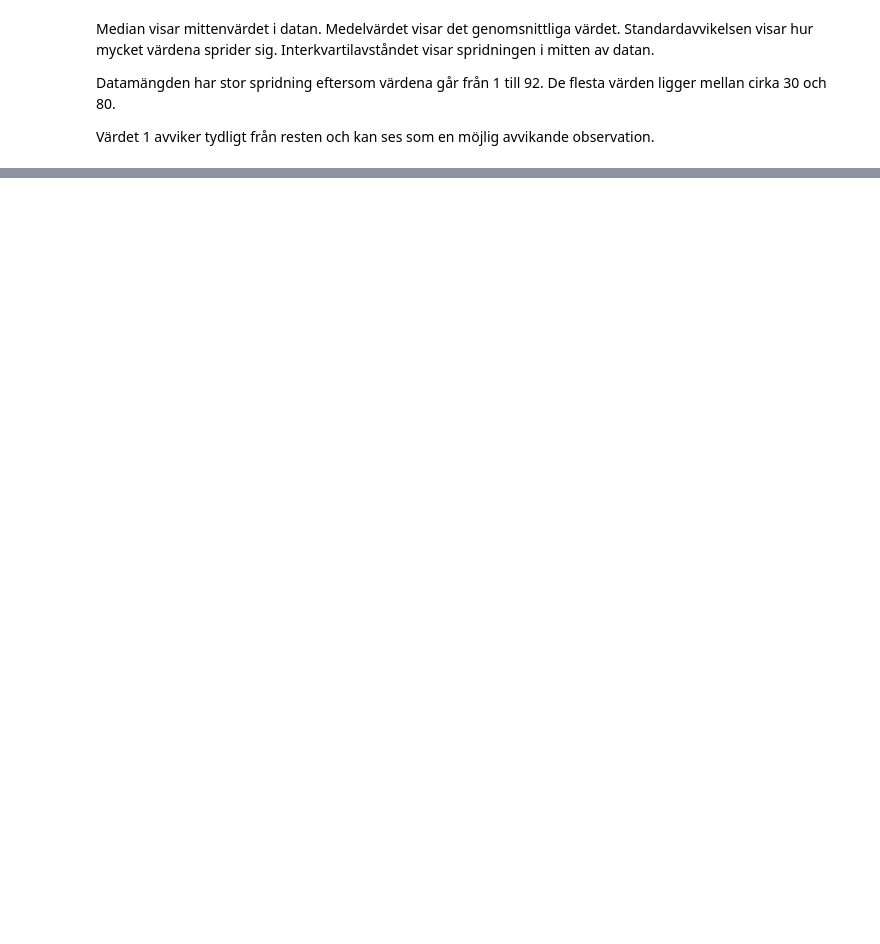
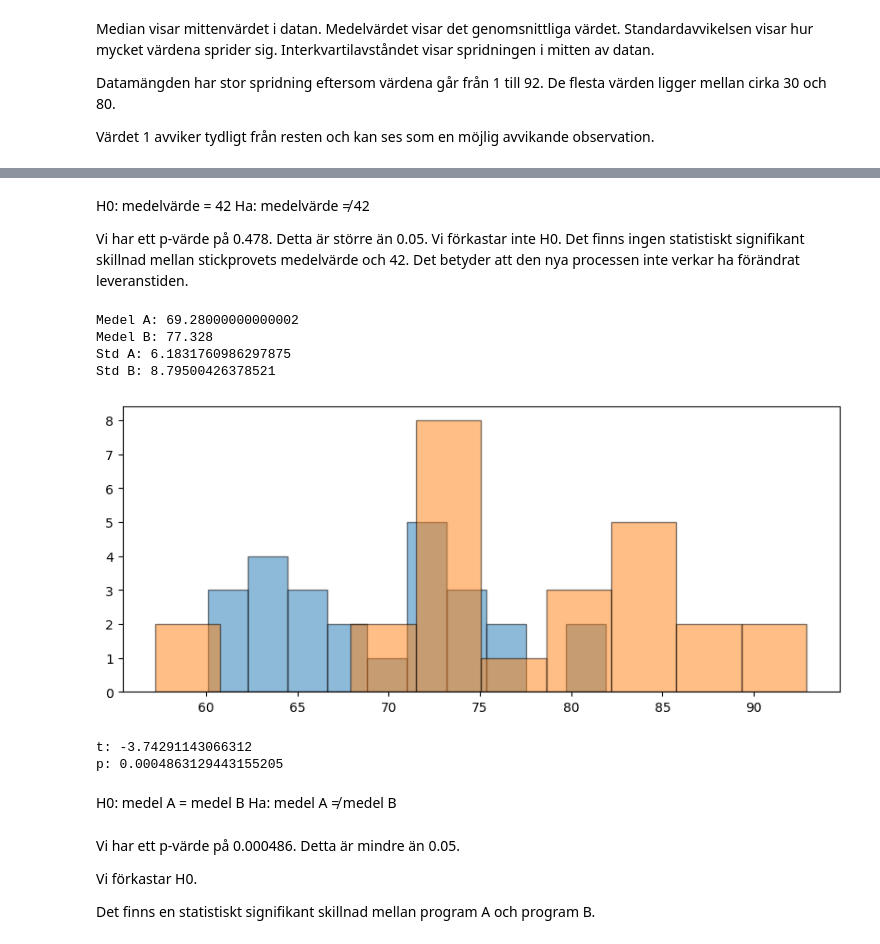
Before and after one commit to WisamHmedi/Labb-1---Grupp-40, a Jupyter notebook: labb1.ipynb, the cells around one changed output, grey strips where cells are left out. Drawn from its saved outputs; the diff is of its cells as text; code cells hidden in the pictures; blank space fills up the shorter version.

```diff
--- a/labb1.ipynb
+++ b/labb1.ipynb
@@ -62,0 +100,68 @@ Värdet 1 avviker tydligt från resten och kan ses som en möjlig avvikande obse
+# %% [markdown]
+H0: medelvärde = 42
+Ha: medelvärde ≠ 42
+
+Vi har ett p-värde på 0.478.
+Detta är större än 0.05.
+Vi förkastar inte H0.
+Det finns ingen statistiskt signifikant skillnad mellan stickprovets medelvärde och 42.
+Det betyder att den nya processen inte verkar ha förändrat leveranstiden.
+# %%
+import numpy as np
+from scipy import stats
+import matplotlib.pyplot as plt
+
+gruppnummer = 40
+rng = np.random.default_rng(gruppnummer)
+
+# Generera data enligt instruktionen
+loc_A = 72 + (gruppnummer % 5 - 2) * 0.6
+loc_B = 76 + (gruppnummer % 7 - 3) * 0.5
+
+scale_A = 8 + (gruppnummer % 3 - 1) * 0.5
+scale_B = 8.5 + (gruppnummer % 4 - 1.5) * 0.4
+
+scale_A = max(scale_A, 1.0)
+scale_B = max(scale_B, 1.0)
+
+program_A = rng.normal(loc=loc_A, scale=scale_A, size=25)
+program_B = rng.normal(loc=loc_B, scale=scale_B, size=25)
+
+program_A = np.clip(np.round(program_A,1),0,100)
+program_B = np.clip(np.round(program_B,1),0,100)
+
+print("Medel A:", np.mean(program_A))
+print("Medel B:", np.mean(program_B))
+print("Std A:", np.std(program_A, ddof=1))
+print("Std B:", np.std(program_B, ddof=1))
+
+# Diagram
+plt.figure(figsize=(10,4))
+plt.hist(program_A, alpha=0.5, edgecolor='black')
+plt.hist(program_B, alpha=0.5, edgecolor='black')
+plt.grid(False)
+plt.show()
+
+# t-test
+t, p = stats.ttest_ind(program_A, program_B)
+
+print("t:", t)
+print("p:", p)
+# %% [output]
+Medel A: 69.28000000000002
+Medel B: 77.328
+Std A: 6.1831760986297875
+Std B: 8.79500426378521
+[figure, added]
+t: -3.74291143066312
+p: 0.0004863129443155205
+# %% [markdown]
+H0: medel A = medel B
+Ha: medel A ≠ medel B
+# %% [markdown]
+Vi har ett p-värde på 0.000486.
+Detta är mindre än 0.05.
+
+Vi förkastar H0.
+
+Det finns en statistiskt signifikant skillnad mellan program A och program B.
```
Also changed, not shown: parts of 2 cells of this notebook.
